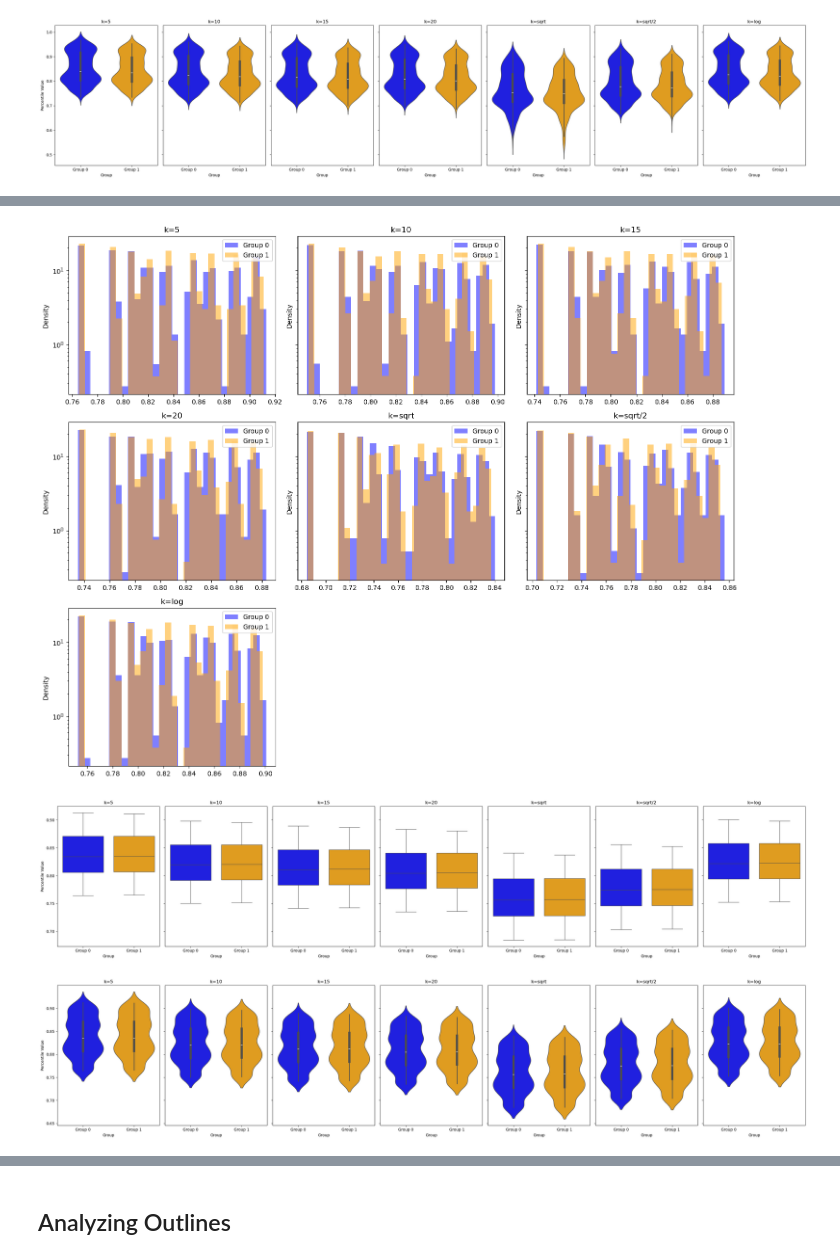
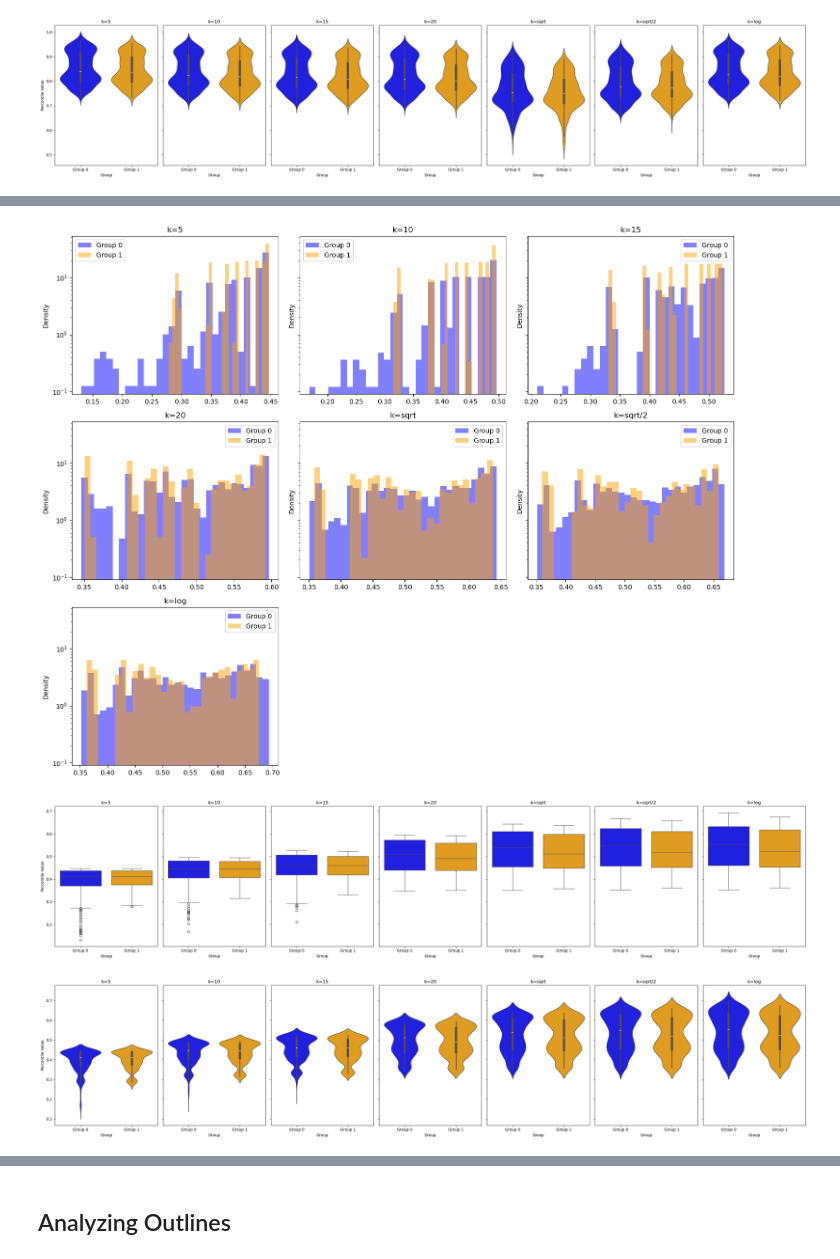
Before and after one commit to OrrBav/GNN_project, a Jupyter notebook: percentile_eda.ipynb, the cells around one changed output, grey strips where cells are left out. Saved outputs shown, nothing was run; the diff lists cells and outputs as text; code cells hidden in the pictures.

Commit message:
continued work on ball radius. created and worked on corona files (including supporting docker files). working on ATOM in percentiles_eda file.

```diff
--- a/percentile_eda.ipynb
+++ b/percentile_eda.ipynb
@@ -123,6 +183,13 @@ def load_results(file_path, data_type='ovarian'):
                 labels_dict[sample_name] = 1
             else:
                 raise Exception("Error - invalid sample type")
+        elif data_type == 'corona':
+            if "TCRB_M" in sample_name:
+                labels_dict[sample_name] = 0
+            elif "TCRB_F" in sample_name:
+                labels_dict[sample_name] = 1
+            else:
+                raise Exception("Error - invalid sample type")
     return all_results, labels_dict
 # %% [markdown]
 # ML algorithms
@@ -1220,0 +1401,3 @@ Precision-Recall AUC: 0.6136478337416471
+# %%
+all_results, labels_dict = load_results("/home/dsi/orrbavly/GNN_project/embeddings/kidney_percentiles/perc_results_cos_4_19k.json", data_type="kidney")
+data, labels = prepare_data_nosplit(all_results, labels_dict)
@@ -1279,8 +1633,8 @@ ovarian_path_outlines = '/home/dsi/orrbavly/GNN_project/embeddings/ovarian_perce
 colon_path_outlines = "/home/dsi/orrbavly/GNN_project/embeddings/colon_percentiles/TRB/percentiles_results_cos_3_all.json"
 kidney_path_outlines = "/home/dsi/orrbavly/GNN_project/embeddings/kidney_percentiles/perc_results_cos_3_19k.json"
 # %%
-low_group_tags = ["low", "H", "STA"]
-high_group_tags = ["high", "OC", "AR"]
+low_group_tags = ["low", "H", "STA", "TCRB_M"]
+high_group_tags = ["high", "OC", "AR", "TCRB_F"]
 # %%
 def load_percentiles(json_path):
     """Load JSON and structure each sample as a list of lists for plotting."""
@@ -1428,7 +1782,7 @@ def run_plots(samples_group_0, samples_group_1, k_labels):
     plot_violin_plots(samples_group_0, samples_group_1, k_labels)
 
 
-def load_json_groups(json_path):
+def load_json_groups(json_path, perc_type='k_neighboors'):
     with open(json_path, 'r') as file:
         data = json.load(file)
 
@@ -1437,13 +1791,20 @@ def load_json_groups(json_path):
     for sample_name, percentiles_dict in data.items():
         if any(tag in sample_name for tag in low_group_tags):
             # Convert each dictionary to a sorted list of lists
-            sample_data = [[int(k)] + v for k, v in percentiles_dict.items()]
-            group_0.append(sample_data)
+            if perc_type=='k_neighboors':
+                sample_data = [[int(k)] + v for k, v in percentiles_dict.items()]
+                group_0.append(sample_data)
+            elif perc_type=='radius':
+                sample_data = [[float(k)] + v for k, v in percentiles_dict.items()]
+                group_0.append(sample_data)
         elif any(tag in sample_name for tag in high_group_tags):
             # Convert each dictionary to a sorted list of lists
-            sample_data = [[int(k)] + v for k, v in percentiles_dict.items()]
-            group_1.append(sample_data)
-
+            if perc_type=='k_neighboors':
+                sample_data = [[int(k)] + v for k, v in percentiles_dict.items()]
+                group_1.append(sample_data)
+            if perc_type=='radius':
+                sample_data = [[float(k)] + v for k, v in percentiles_dict.items()]
+                group_1.append(sample_data)
     return group_0, group_1
 # %%
 ovarian_data = load_percentiles(ovarian_path)
@@ -1485,7 +1835,7 @@ run_plots(group0, group1, k_values)
 # %%
-group0,group1 = load_json_groups("/home/dsi/orrbavly/GNN_project/embeddings/kidney_percentiles/perc_results_cos_3_21k_clonotype.json")
+group0,group1 = load_json_groups("/home/dsi/orrbavly/GNN_project/embeddings/ovarian_percentiles/perc_ball_cos_3.json", perc_type='radius')
 run_plots(group0, group1, k_values)
 # %% [output]
-[figure, old version]
+[figure, new version]
-[figure, old version]
+[figure, new version]
-[figure, old version]
+[figure, new version]
```
Also changed, not shown: parts of 135 cells of this notebook, 18 other files.
